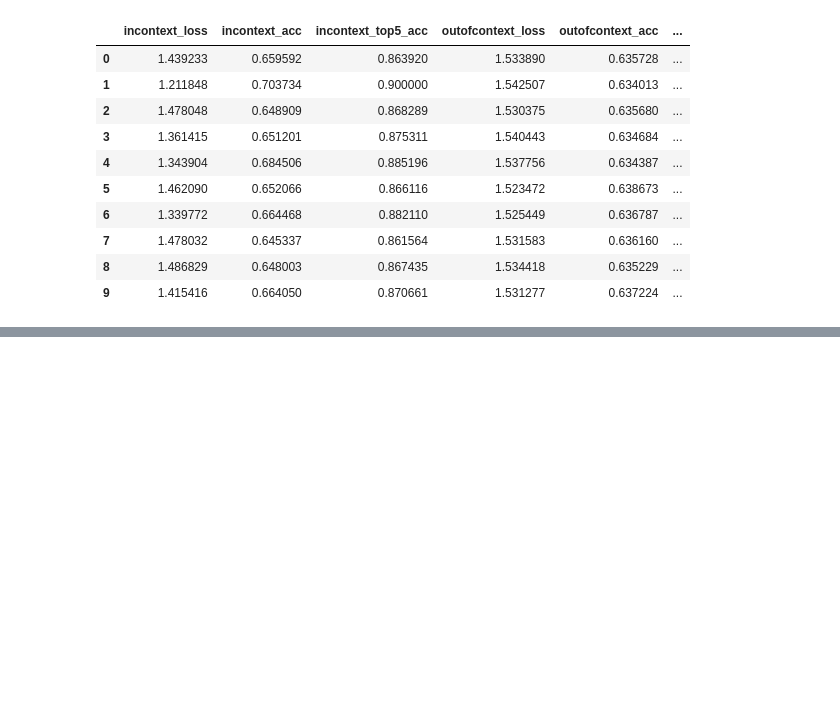
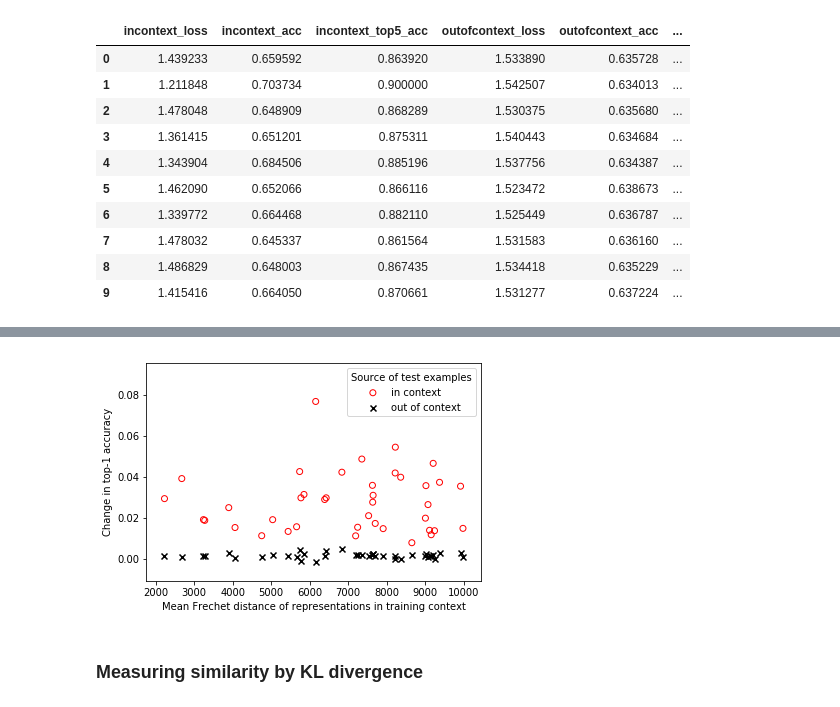
Before and after one commit to fbickfordsmith/attention-msc, a Jupyter notebook: plotting/plot_simcontexts_acc_v2.ipynb, the cells around one changed output, grey strips where cells are left out. Drawn from its saved outputs; the diff is of its cells as text; code cells hidden in the pictures; blank space fills up the shorter version.

```diff
--- a/plotting/plot_simcontexts_acc_v2.ipynb
+++ b/plotting/plot_simcontexts_acc_v2.ipynb
@@ -94,0 +123,18 @@ plt.show()
+# %%
+F = np.load(path+'npy/frechet.npy')
+fre_distances = []
+for c in contexts:
+    inds = [wnid2ind[w] for w in c]
+    dists = [F[i, j] for i, j in itertools.product(inds, inds) if i != j]
+    fre_distances.append(np.mean(np.array(dists)))
+# %%
+plt.scatter(fre_distances, df2['z_in'], **scatter_styles['in'])
+plt.scatter(fre_distances, df2['z_out'], **scatter_styles['out'])
+plt.xlabel('Mean Frechet distance of representations in training context')
+plt.ylabel('Change in top-1 accuracy')
+plt.legend(title='Source of test examples')
+plt.show()
+# %% [output]
+[figure, added]
+# %% [markdown]
+### Measuring similarity by KL divergence
```
Also changed, not shown: parts of 17 cells of this notebook, 10 other files.
